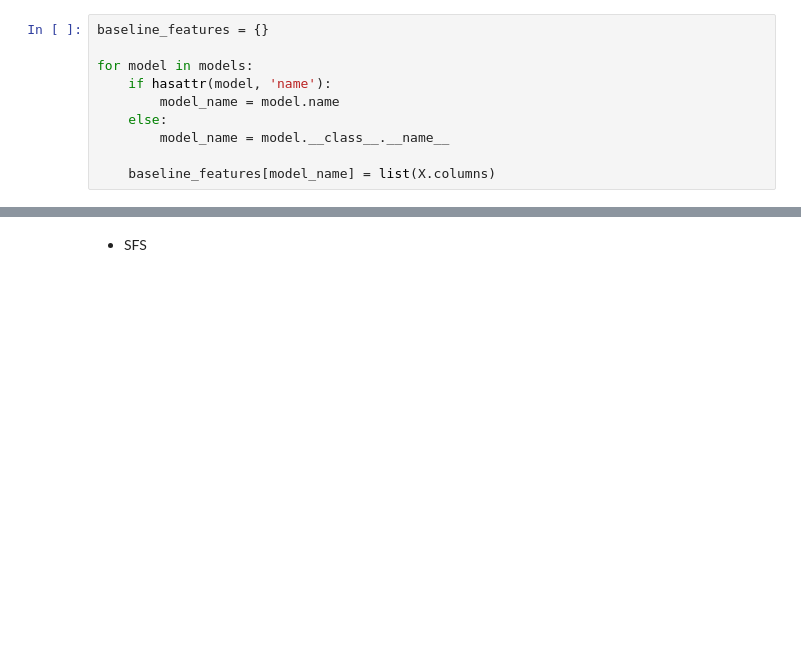
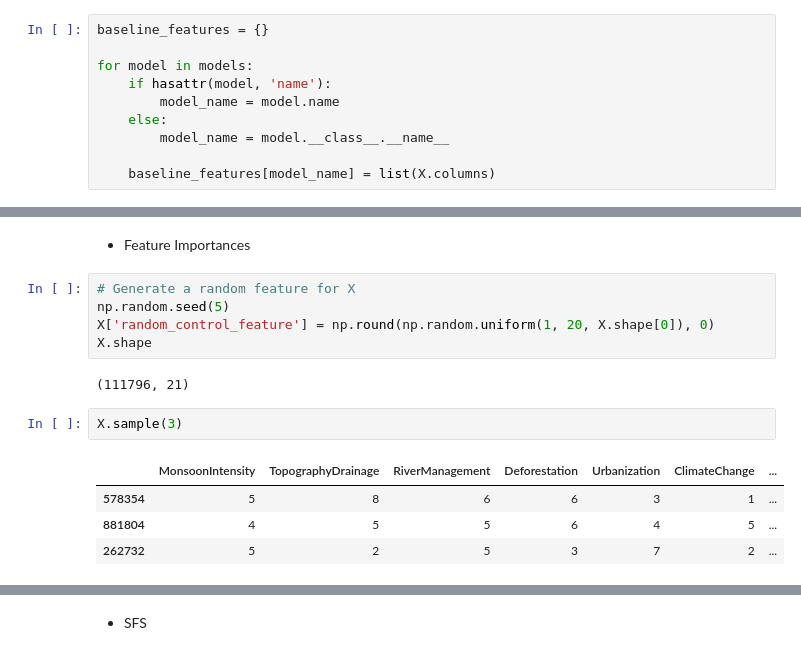
Before and after one commit to hardboyvino/kaggle_competition, a Jupyter notebook: playground_4.5/models.ipynb, the cells around one changed output, grey strips where cells are left out. Saved outputs shown, nothing was run; the diff lists cells and outputs as text; blank space fills up the shorter version.

Commit message:
Get feature importances compared to a random feature

```diff
--- a/playground_4.5/models.ipynb
+++ b/playground_4.5/models.ipynb
@@ -381,0 +359,16 @@ Wall time: 13min 10s
+# %% [markdown]
+- Feature Importances
+# %%
+# Generate a random feature for X
+np.random.seed(5)
+X['random_control_feature'] = np.round(np.random.uniform(1, 20, X.shape[0]), 0)
+X.shape
+# %% [output]
+(111796, 21)
+# %%
+X.sample(3)
+# %% [output]
+|  | MonsoonIntensity | TopographyDrainage | RiverManagement | Deforestation | Urbanization | ClimateChange | ... |
+| 578354 | 5 | 8 | 6 | 6 | 3 | 1 | ... |
+| 881804 | 4 | 5 | 5 | 6 | 4 | 5 | ... |
+| 262732 | 5 | 2 | 5 | 3 | 7 | 2 | ... |
```
Also changed, not shown: parts of 13 cells of this notebook.
